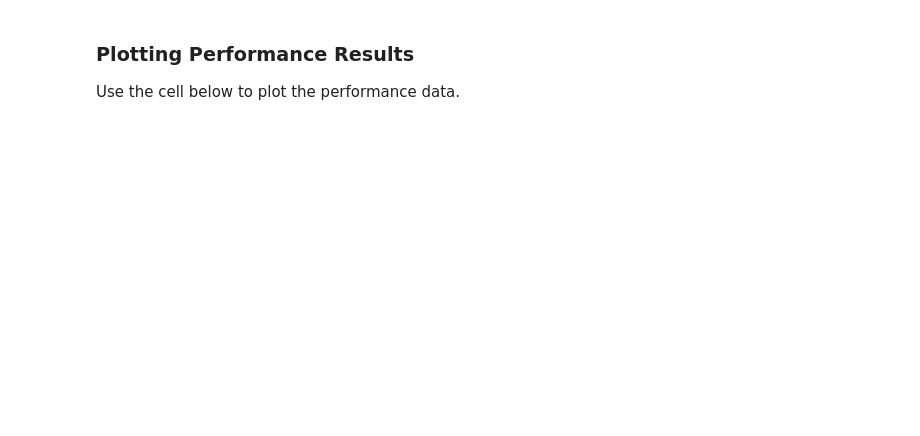
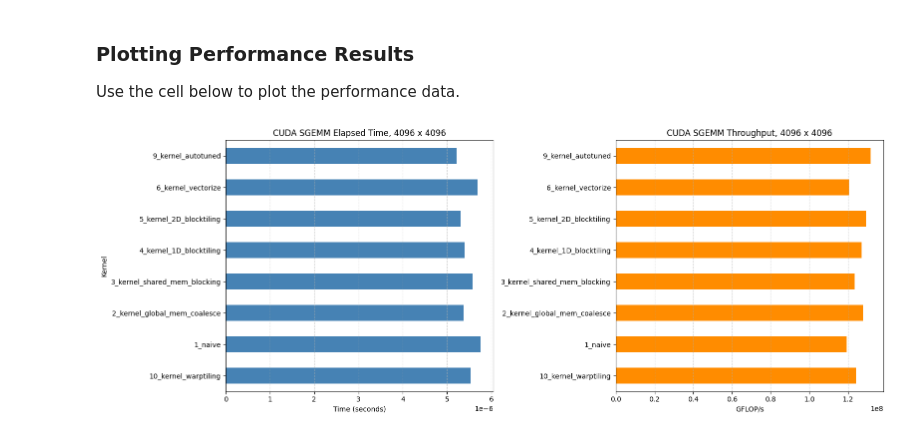
Before and after one commit to Nidhishj/GEMM-Explorations, a Jupyter notebook: GEMM_Assignment.ipynb, the cells around one changed output. Cells and saved outputs as stored; diff of their text form; code cells hidden in the pictures; blank space fills up the shorter version.

```diff
--- a/GEMM_Assignment.ipynb
+++ b/GEMM_Assignment.ipynb
@@ -1465,0 +1523,26 @@ plt.show()
+# %%
+import matplotlib.pyplot as plt
+import pandas as pd
+
+results = pd.read_csv('/home2/nidhishj/PAA/assignment/GEMM-Explorations/gemm_timings.csv')
+if results.empty:
+    raise RuntimeError('No timing data found. Run the CUDA kernel cells first.')
+
+results = results.groupby('Kernel', as_index=False).mean(numeric_only=True)
+fig, axes = plt.subplots(1, 2, figsize=(16, 6))
+results.plot.barh(x='Kernel', y='ElapsedSeconds', ax=axes[0], legend=False, color='steelblue')
+axes[0].set_title('CUDA SGEMM Elapsed Time, 4096 x 4096')
+axes[0].set_xlabel('Time (seconds)')
+axes[0].set_ylabel('Kernel')
+axes[0].grid(axis='x', linestyle='--', alpha=0.5)
+
+results.plot.barh(x='Kernel', y='GFLOPS', ax=axes[1], legend=False, color='darkorange')
+axes[1].set_title('CUDA SGEMM Throughput, 4096 x 4096')
+axes[1].set_xlabel('GFLOP/s')
+axes[1].set_ylabel('')
+axes[1].grid(axis='x', linestyle='--', alpha=0.5)
+
+plt.tight_layout()
+plt.show()
+# %% [output]
+[figure, added]
```
Also changed, not shown: parts of 16 cells of this notebook, 3 other files.
